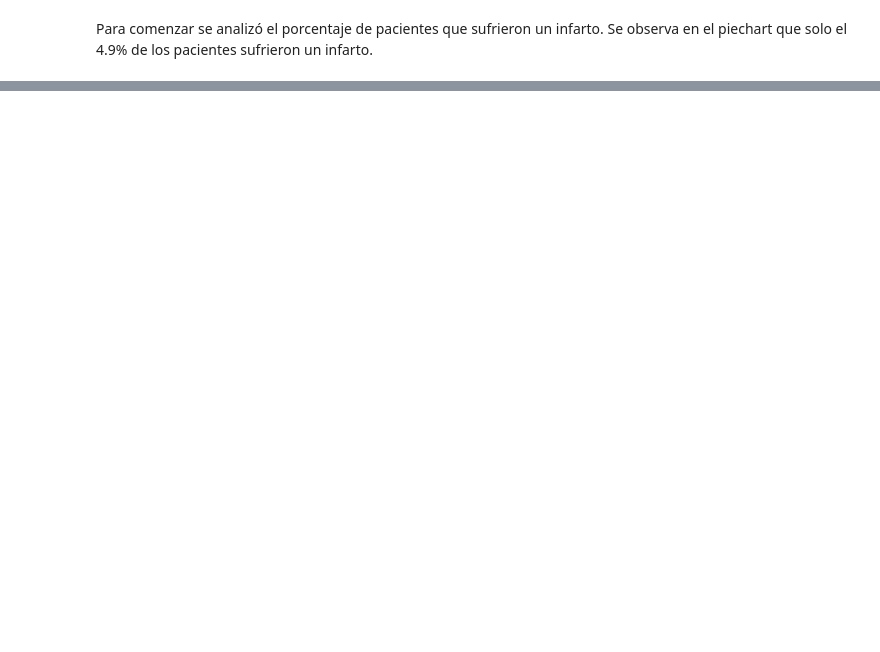
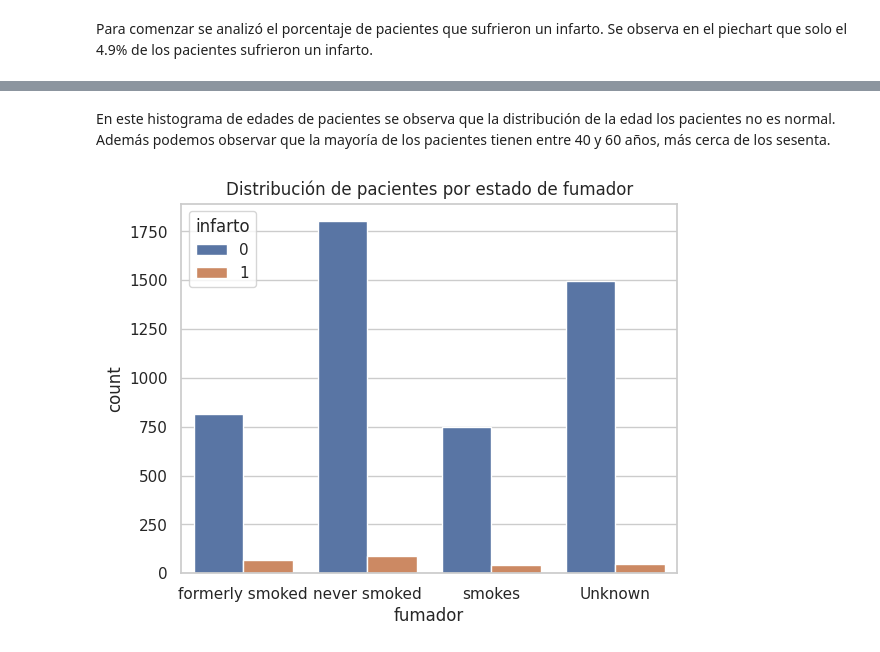
Before and after one commit to andresgabas/DS-Coderhouse, a Jupyter notebook: Visualización_Gabás.ipynb, the cells around one changed output, grey strips where cells are left out. Drawn from its saved outputs; the diff is of its cells as text; code cells hidden in the pictures; blank space fills up the shorter version.

```diff
--- a/Visualización_Gabás.ipynb
+++ b/Visualización_Gabás.ipynb
@@ -124,0 +100,8 @@ Name: age, dtype: float64
+# %% [markdown]
+En este histograma de edades de pacientes se observa que la distribución de la edad los pacientes no es normal. Además podemos observar que la mayoría de los pacientes tienen entre 40 y 60 años, más cerca de los sesenta.
+# %%
+sns.countplot(x='fumador', data=Stroke, hue = 'infarto')
+plt.title('Distribución de pacientes por estado de fumador')
+plt.show()
+# %% [output]
+[figure, added]
```
Also changed, not shown: parts of 21 cells of this notebook.
